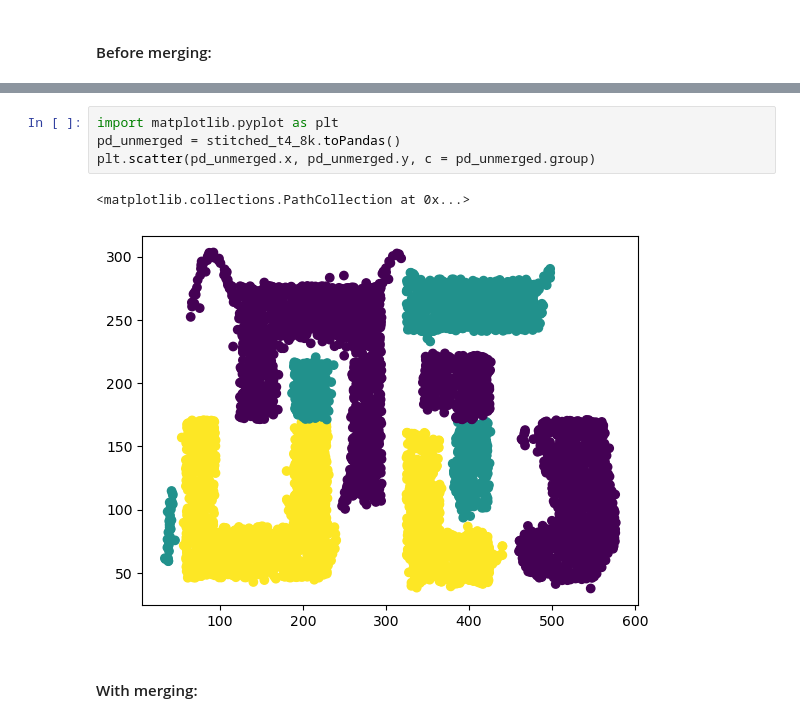
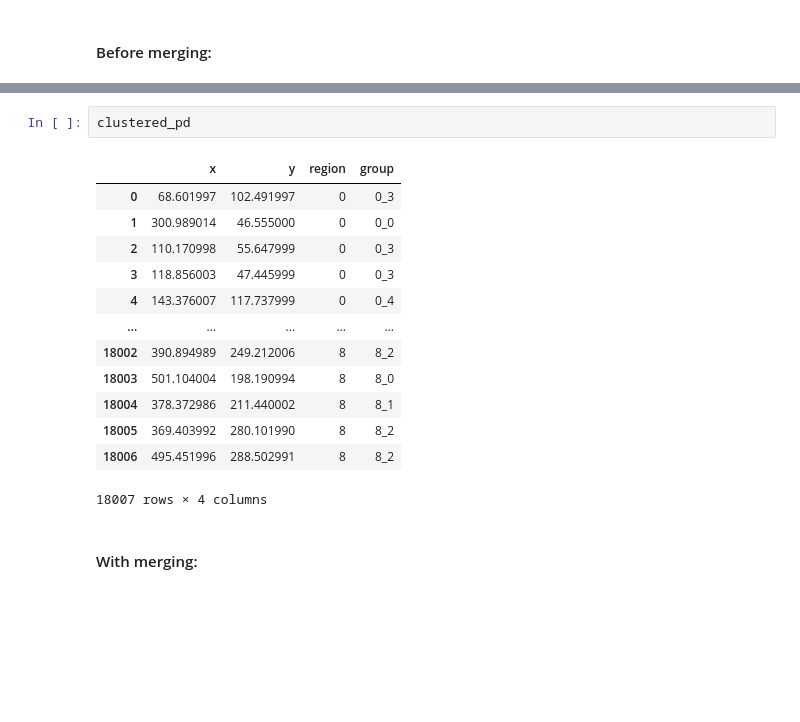
Before and after one commit to simonharnqvist/HEADSS2, a Jupyter notebook: demo/headss_demo.ipynb, the cells around one changed output, grey strips where cells are left out. Cells and saved outputs as stored; diff of their text form; blank space fills up the shorter version.

```diff
--- a/demo/headss_demo.ipynb
+++ b/demo/headss_demo.ipynb
@@ -246,10 +251,19 @@ plt.scatter(clustered_pd.x, clustered_pd.y, c = clustered_pd.group)
-# %%
-import matplotlib.pyplot as plt
-pd_unmerged = stitched_t4_8k.toPandas()
-plt.scatter(pd_unmerged.x, pd_unmerged.y, c = pd_unmerged.group)
-# %% [output]
-<matplotlib.collections.PathCollection at 0x...>
-[figure, removed]
+# %%
+clustered_pd
+# %% [output]
+|  | x | y | region | group |
+| 0 | 68.601997 | 102.491997 | 0 | 0_3 |
+| 1 | 300.989014 | 46.555000 | 0 | 0_0 |
+| 2 | 110.170998 | 55.647999 | 0 | 0_3 |
+| 3 | 118.856003 | 47.445999 | 0 | 0_3 |
+| 4 | 143.376007 | 117.737999 | 0 | 0_4 |
+| ... | ... | ... | ... | ... |
+| 18002 | 390.894989 | 249.212006 | 8 | 8_2 |
+| 18003 | 501.104004 | 198.190994 | 8 | 8_0 |
+| 18004 | 378.372986 | 211.440002 | 8 | 8_1 |
+| 18005 | 369.403992 | 280.101990 | 8 | 8_2 |
+| 18006 | 495.451996 | 288.502991 | 8 | 8_2 |
+18007 rows × 4 columns
 # %% [markdown]
 #### With merging:
 # %%
```
Also changed, not shown: parts of 11 cells of this notebook, 1 other file.
